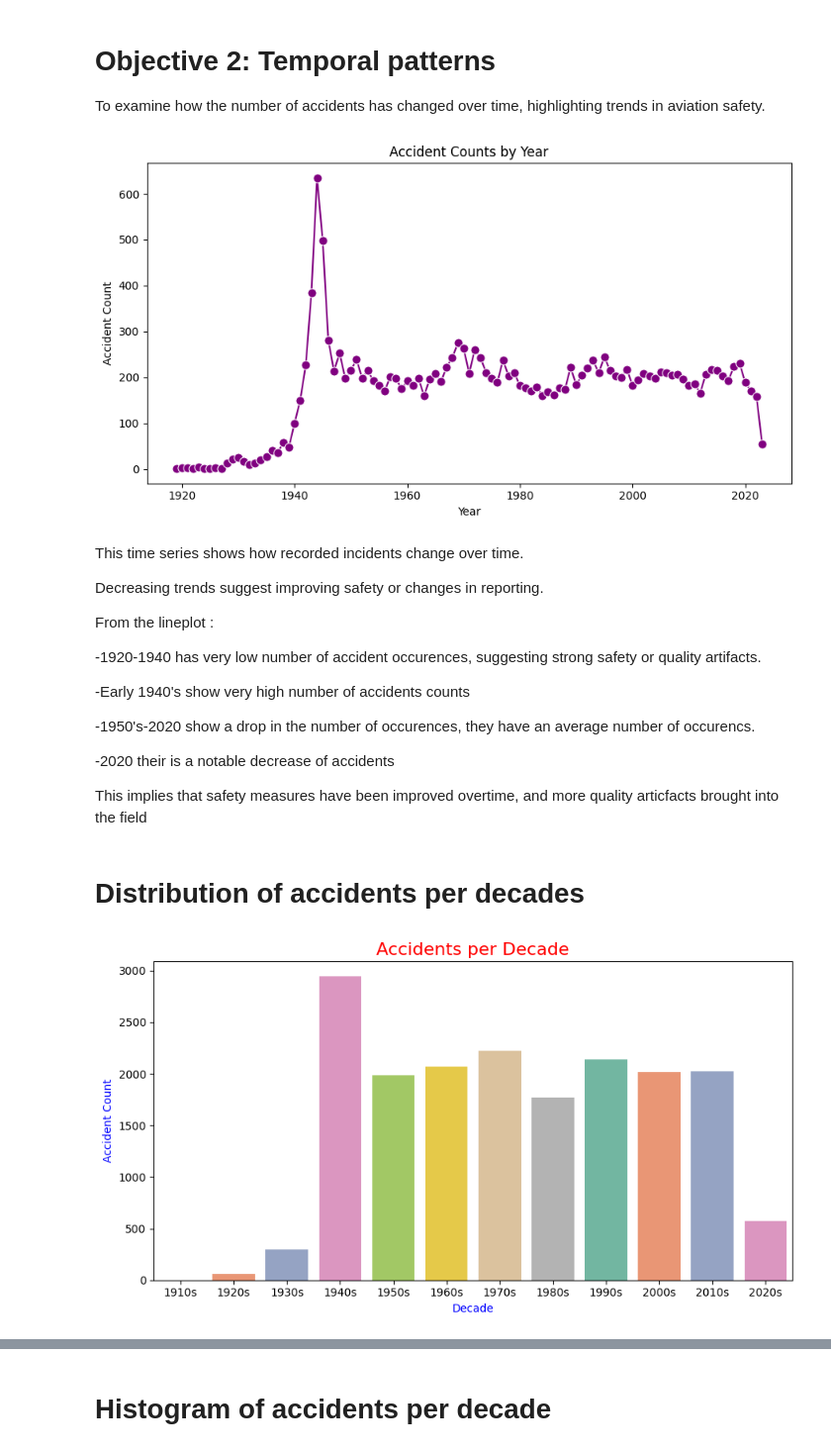
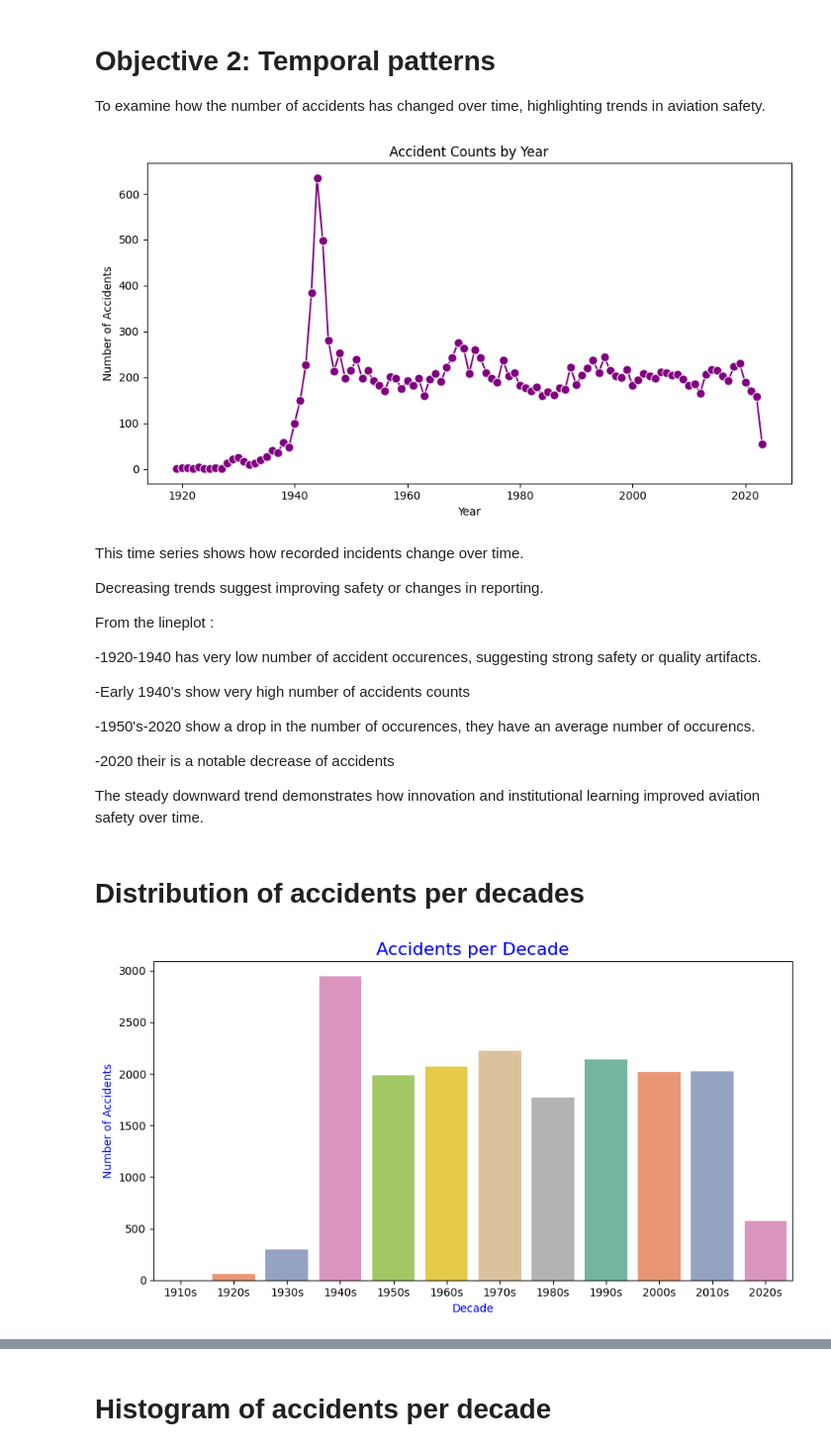
Before and after one commit to Kaks753/Projects, a Jupyter notebook: aviation_accidents.ipynb, the cells around one changed output, grey strips where cells are left out. Shown at 99% size. Drawn from its saved outputs; the diff is of its cells as text; code cells hidden in the pictures.

```diff
--- a/aviation_accidents.ipynb
+++ b/aviation_accidents.ipynb
@@ -358,11 +358,11 @@ plt.figure(figsize=(9,5))  # size of the plot
 sns.lineplot(x=year_counts.index, y=year_counts.values, marker='o', markersize=8, color='purple')
 plt.title("Accident Counts by Year")
 plt.xlabel("Year")
-plt.ylabel("Accident Count")
+plt.ylabel("Number of Accidents")
 plt.tight_layout()
 plt.show()
 # %% [output]
-[figure, old version]
+[figure, new version]
 # %% [markdown]
 This time series shows how recorded incidents change over time.
 
@@ -379,19 +379,19 @@ From the lineplot :
 
 -2020 their is a notable decrease of accidents
 
-This implies that safety measures have been improved overtime, and more quality articfacts brought into the field
+The steady downward trend demonstrates how innovation and institutional learning improved aviation safety over time.
 # %% [markdown]
 # Distribution of accidents per decades
 # %%
 plt.figure(figsize=(9,5))
 sns.countplot(data=aviation_accidents_cleaned, x="decade", order=sorted(aviation_accidents_cleaned["decade"].unique()), hue='decade', palette='Set2')
-plt.title("Accidents per Decade", fontsize=16, color='red')
+plt.title("Accidents per Decade", fontsize=16, color='blue')
 plt.xlabel("Decade", color='blue')
-plt.ylabel("Accident Count", color='blue')
+plt.ylabel("Number of Accidents", color='blue')
 plt.tight_layout()
 plt.show()
 # %% [output]
-[figure, old version]
+[figure, new version]
 # %% [markdown]
 This plot summarizes accident counts by decade
 
```
Also changed, not shown: parts of 10 cells of this notebook.
